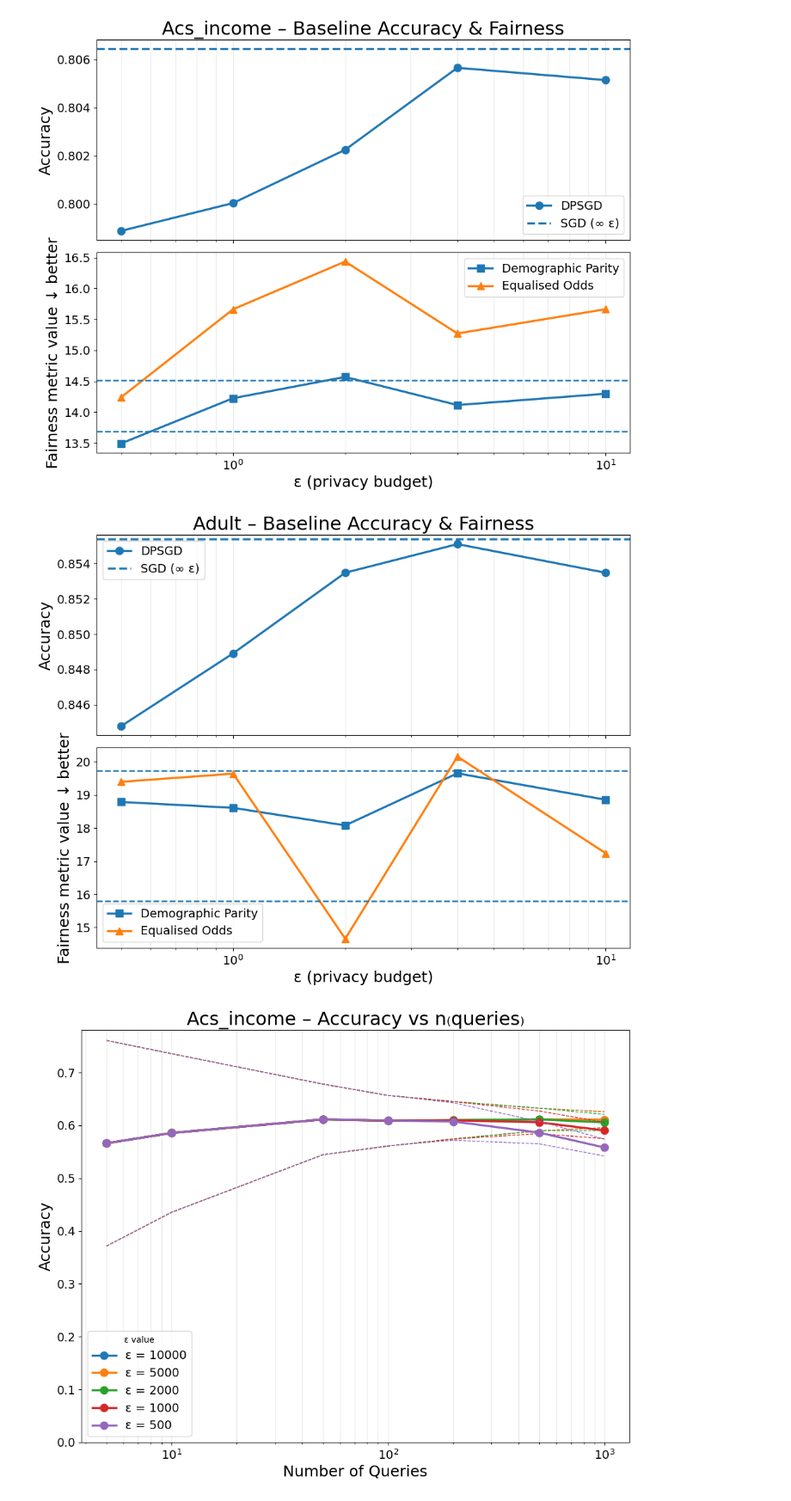
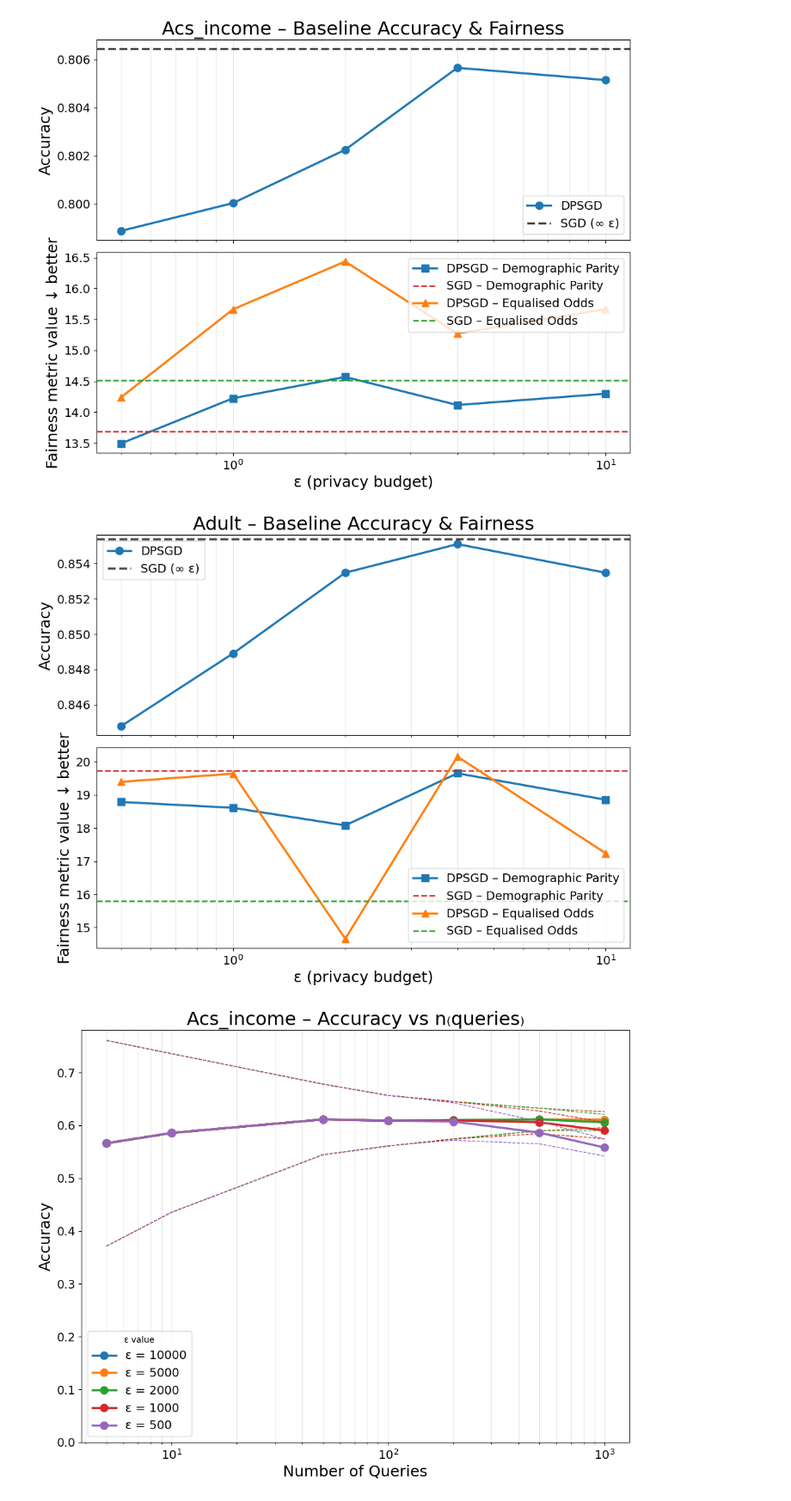
Before and after one commit to Inctus/FYP, a Jupyter notebook: src/plotting.ipynb, the cells around one changed output. Shown at 86% size. Cells and saved outputs as stored; diff of their text form; code cells hidden in the pictures.

Commit message:
Fix issue with baseline plots

```diff
--- a/src/plotting.ipynb
+++ b/src/plotting.ipynb
@@ -190,76 +190,69 @@ BASELINES = df_regular[df_regular["technique"].isin(["sgd", "dpsgd"])]
 # --- PLOTTING FUNCTION -------------------------------------------------------
 def baseline_plots(df=BASELINES, *, save=False, out_dir=FIGURE_DIR):
     """
-    Draws two figures (one per dataset) with:
-      • accuracy vs ε (log-x) for SGD + DPSGD
-      • fairness metrics (demographic_parity, equalised_odds) vs ε
-    Parameters
-    ----------
-    df : DataFrame
-        Must contain columns: technique, accuracy, demographic_parity,
-        equalised_odds, and index levels (dataset, epsilon).
-    save : bool, default False
-        If True, PNG and PDF copies are written to *out_dir*.
-    out_dir : str
-        Folder for saved figures (created on demand).
+    One figure per dataset, showing
+      • accuracy vs ε   (DPSGD curve + SGD baseline)
+      • two fairness metrics vs ε, each with its *own-coloured* SGD baseline.
     """
     out_dir = Path(out_dir)
     if save:
         out_dir.mkdir(parents=True, exist_ok=True)
 
+    # pick two visually distinct colours for the SGD fairness baselines
+    SGD_COLORS = {
+        "demographic_parity": "#d62728",  # reddish
+        "equalised_odds":     "#2ca02c",  # greenish
+    }
+
     for dataset, g in df.groupby(level="dataset"):
-        # pull out the infinite-ε SGD row once for convenience
         sgd_row = g[g["technique"] == "sgd"].iloc[0]
-
-        # DPSGD rows
-        dpsgd = g[g["technique"] == "dpsgd"].reset_index()
+        dpsgd   = g[g["technique"] == "dpsgd"].reset_index()
 
         fig, (ax_acc, ax_fair) = plt.subplots(2, 1, sharex=True)
 
-        # ───────── ACCURACY ───────────────────────────────────────────────────
-        ax_acc.plot(
-            dpsgd["epsilon"], dpsgd["accuracy"],
-            marker="o", label="DPSGD"
-        )
-        ax_acc.axhline(
-            sgd_row["accuracy"], linestyle="--", label="SGD (∞ ε)"
-        )
+        # ─── ACCURACY ───────────────────────────────────────────────────────
+        ax_acc.plot(dpsgd["epsilon"], dpsgd["accuracy"],
+                    marker="o", label="DPSGD")
+        ax_acc.axhline(sgd_row["accuracy"], linestyle="--",
+                       color="#444444", label="SGD (∞ ε)")
         ax_acc.set_xscale("log")
         ax_acc.set_ylabel("Accuracy")
         ax_acc.set_title(f"{dataset.capitalize()} – Baseline Accuracy & Fairness")
         ax_acc.grid(True, which="both", axis="x", alpha=0.3)
         ax_acc.legend()
 
-        # ───────── FAIRNESS METRICS ──────────────────────────────────────────
-        for metric, style in [
-            ("demographic_parity", "-s"),
-            ("equalised_odds",     "-^"),
-        ]:
-            ax_fair.plot(
-                dpsgd["epsilon"], dpsgd[metric],
-                style, label=metric.replace("_", " ").title()
-            )
+        # ─── FAIRNESS METRICS ──────────────────────────────────────────────
+        metric_styles = {
+            "demographic_parity": "-s",
+            "equalised_odds":     "-^",
+        }
+        for metric, style in metric_styles.items():
+            pretty = metric.replace("_", " ").title()
+            # DPSGD curve
+            ax_fair.plot(dpsgd["epsilon"], dpsgd[metric],
+                         style, label=f"DPSGD – {pretty}")
+            # SGD baseline in its own colour
             ax_fair.axhline(
-                sgd_row[metric], linestyle="--", linewidth=1.8
+                sgd_row[metric], linestyle="--", linewidth=1.8,
+                color=SGD_COLORS[metric], label=f"SGD – {pretty}"
             )
 
         ax_fair.set_xscale("log")
         ax_fair.set_xlabel("ε (privacy budget)")
         ax_fair.set_ylabel("Fairness metric value ↓ better")
         ax_fair.grid(True, which="both", axis="x", alpha=0.3)
         ax_fair.legend()
 
         plt.tight_layout()
         if save:
-            for ext in (FIGURE_EXTENSION,):
-                fig.savefig(out_dir / f"{dataset}_baseline.{ext}", dpi=300)
+            fig.savefig(out_dir / f"{dataset}_baseline.{FIGURE_EXTENSION}", dpi=300)
         plt.show()
 
 # ----------------------------- DRIVER ----------------------------------------
 baseline_plots(save=True)   # set save=True to write files
 # %% [output]
-[figure, old version]
+[figure, new version]
-[figure, old version]
+[figure, new version]
 # %%
 # ───────────────────────────── DATA ──────────────────────────────────────────
 # Focus only on AGT high-ε runs
```
Also changed, not shown: 2 other files.
